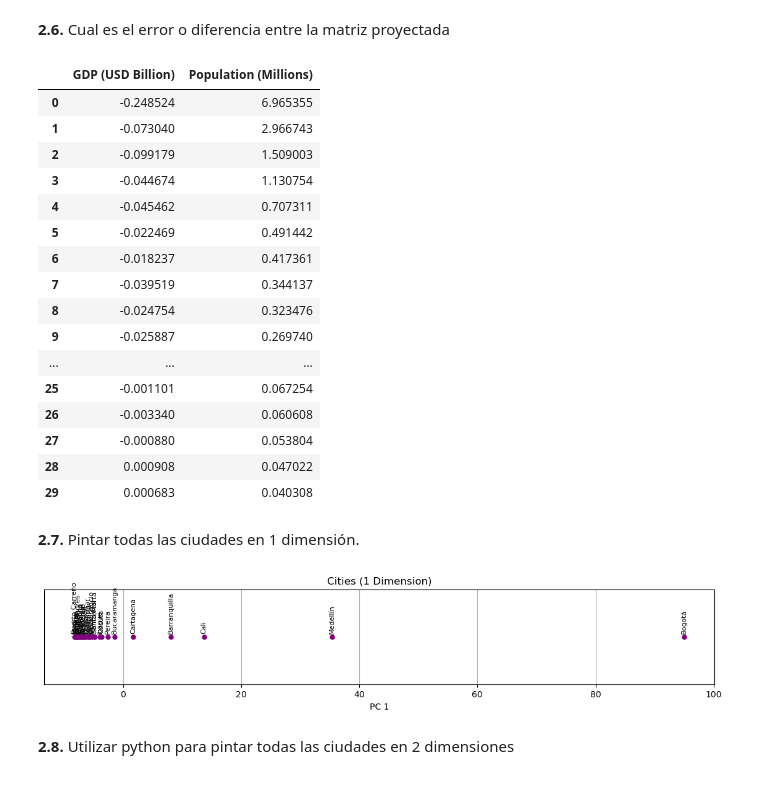
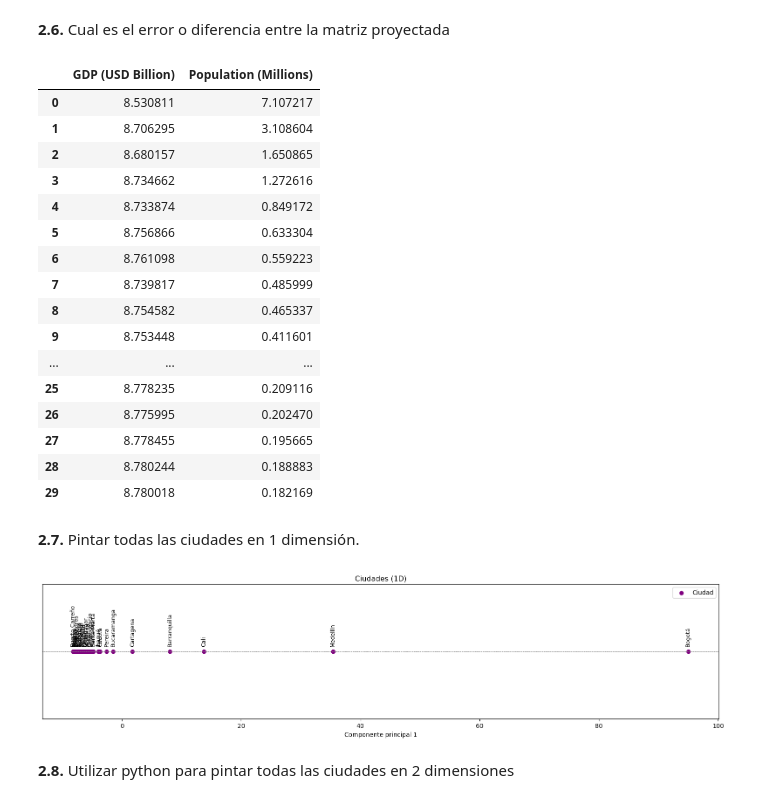
Before and after one commit to smorenova72/EST_III_UCO, a Jupyter notebook: tarea1/src/tarea_1.ipynb, the cells around one changed output. Saved outputs shown, nothing was run; the diff lists cells and outputs as text; code cells hidden in the pictures.

```diff
--- a/tarea1/src/tarea_1.ipynb
+++ b/tarea1/src/tarea_1.ipynb
@@ -349,8 +341,12 @@ pca_cities_df
 # %% [markdown]
 **2.1.** Cual es la matriz de covarianza
 # %%
-cov = cities_pca.cov()
-cov
+cities_pca = cities[["GDP (USD Billion)",  "Population (Millions)"]]
+
+centered = cities_pca - cities_pca.mean()
+
+cov_matrix = centered.cov()
+cov_matrix
 # %% [output]
 |  | GDP (USD Billion) | Population (Millions) |
 | GDP (USD Billion) | 396.584655 | 26.685224 |
@@ -358,11 +354,13 @@ cov
 # %% [markdown]
 **2.2.** Cuales son los eigenvalues
 # %%
-eigenvalues, eigenvectors = np.linalg.eig(cov.values)
+eigenvalues, eigenvectors = np.linalg.eig(cov_matrix)
 
 print("Eigenvalues\n")
 for i, eigenvalue in enumerate(eigenvalues, 1):
     print(f"Egvl{i} -> {eigenvalue:.3f}")
+
+largest_egvl = np.argmax(eigenvalues)
 # %% [output]
 Eigenvalues
 
@@ -395,10 +393,10 @@ Egvt2 -> ['0.067', '0.998']
 # %% [markdown]
 **2.5.** Cuál es la matriz proyectada.
 # %%
-proj_matrix = np.dot(cities_pca, eigenvectors)
+proj_matrix = np.dot(centered, eigenvectors)
 
 num_components = proj_matrix.shape[1]
-column_names = [f"PC{i+1}" for i in range(num_components)]
+column_names = [f"CP{i+1}" for i in range(num_components)]
 
 proj_matrix_df = pd.DataFrame(proj_matrix, columns=column_names)
 proj_matrix_df
@@ -427,41 +425,42 @@ error = cities_pca - proj_matrix
 error
 # %% [output]
 |  | GDP (USD Billion) | Population (Millions) |
-| 0 | -0.248524 | 6.965355 |
-| 1 | -0.073040 | 2.966743 |
-| 2 | -0.099179 | 1.509003 |
-| 3 | -0.044674 | 1.130754 |
-| 4 | -0.045462 | 0.707311 |
-| 5 | -0.022469 | 0.491442 |
-| 6 | -0.018237 | 0.417361 |
-| 7 | -0.039519 | 0.344137 |
-| 8 | -0.024754 | 0.323476 |
-| 9 | -0.025887 | 0.269740 |
+| 0 | 8.530811 | 7.107217 |
+| 1 | 8.706295 | 3.108604 |
+| 2 | 8.680157 | 1.650865 |
+| 3 | 8.734662 | 1.272616 |
+| 4 | 8.733874 | 0.849172 |
+| 5 | 8.756866 | 0.633304 |
+| 6 | 8.761098 | 0.559223 |
+| 7 | 8.739817 | 0.485999 |
+| 8 | 8.754582 | 0.465337 |
+| 9 | 8.753448 | 0.411601 |
 | ... | ... | ... |
-| 25 | -0.001101 | 0.067254 |
-| 26 | -0.003340 | 0.060608 |
-| 27 | -0.000880 | 0.053804 |
-| 28 | 0.000908 | 0.047022 |
-| 29 | 0.000683 | 0.040308 |
+| 25 | 8.778235 | 0.209116 |
+| 26 | 8.775995 | 0.202470 |
+| 27 | 8.778455 | 0.195665 |
+| 28 | 8.780244 | 0.188883 |
+| 29 | 8.780018 | 0.182169 |
 # %% [markdown]
 **2.7.** Pintar todas las ciudades en 1 dimensión.
 # %%
-pca = PCA(n_components=1)
-cities_1d = pca.fit_transform(cities_pca)
+cp1 = proj_matrix_df["CP1"]
 
-plt.figure(figsize=(14, 2))
-plt.plot(cities_1d, np.zeros_like(cities_1d), 'o', markersize=5, color='purple')
+plt.figure(figsize=(20, 4))
+plt.scatter(cp1, [0] * len(cp1), color='purple', marker='o', label="Ciudad")
 
+# Annotate points with city names
 for i, city in enumerate(city_names):
-    plt.annotate(city, (cities_1d[i], 0), textcoords="offset points", rotation=90, xytext=(0, 5), ha='center', fontsize=8)
+    plt.text(cp1[i], 0.005, city, ha='center', fontsize=9, rotation=90)
 
-plt.title('Cities (1 Dimension)')
+plt.axhline(0, color='gray', linestyle='--', linewidth=0.5)
+plt.xlabel("Componente principal 1")
+plt.title("Ciudades (1D)")
 plt.yticks([])
-plt.xlabel('PC 1')
-plt.grid(True)
+plt.legend()
 plt.show()
 # %% [output]
-[figure, old version]
+[figure, new version]
 # %% [markdown]
 **2.8.** Utilizar python para pintar todas las ciudades en 2 dimensiones
 # %%
```
Also changed, not shown: parts of 41 cells of this notebook, 35 other files.
